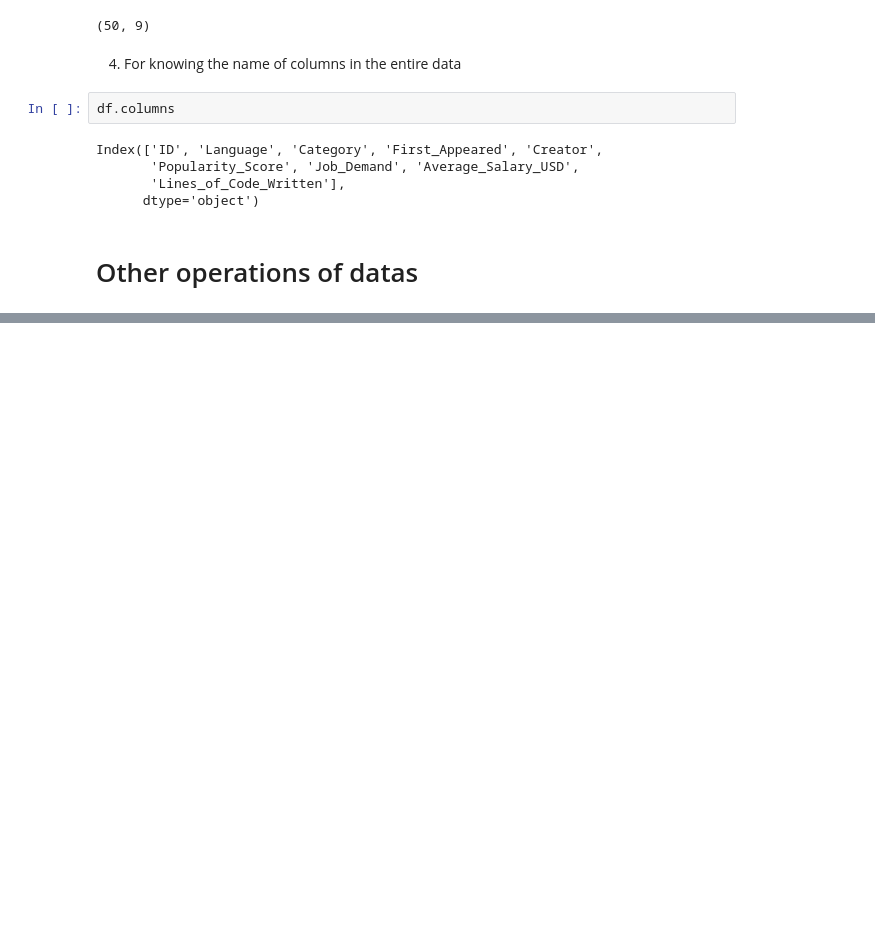
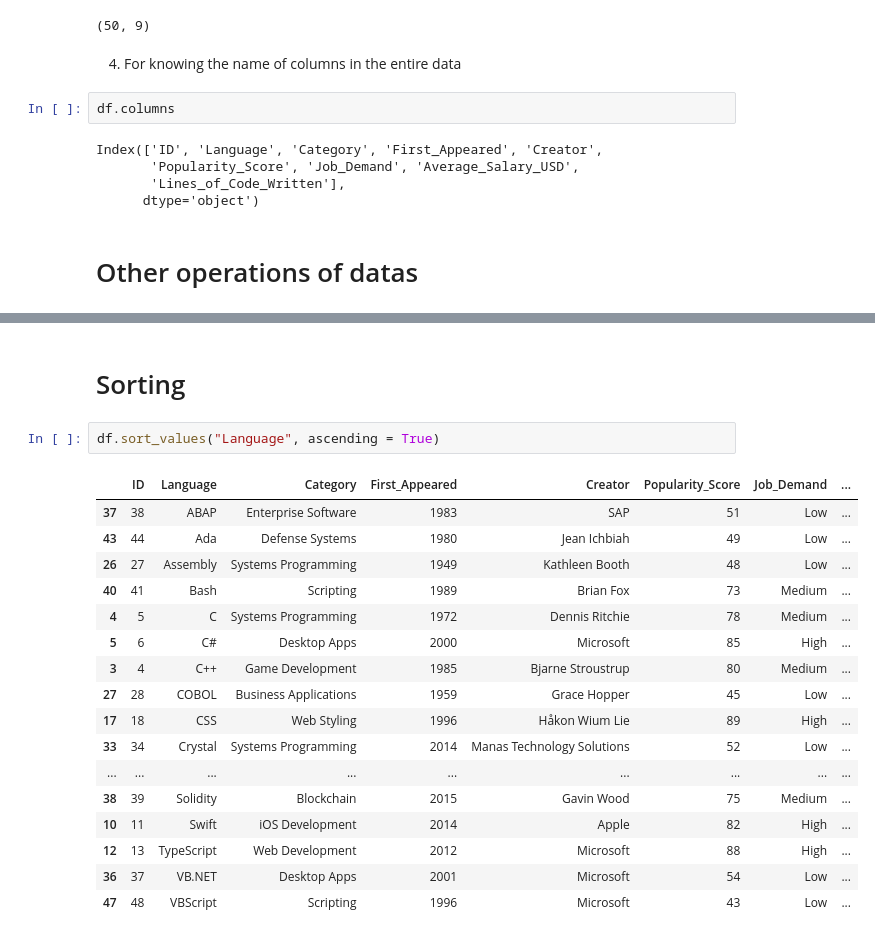
Before and after one commit to Neeschal1/Pandas, a Jupyter notebook: CSV's.ipynb, the cells around one changed output, grey strips where cells are left out. Cells and saved outputs as stored; diff of their text form; blank space fills up the shorter version.

Commit message:
Performed some arithmetic operations, sorting of data and more

```diff
--- a/CSV's.ipynb
+++ b/CSV's.ipynb
@@ -196,0 +257,22 @@ popular
+# %% [markdown]
+# Sorting
+# %%
+df.sort_values("Language", ascending = True)
+# %% [output]
+|  | ID | Language | Category | First_Appeared | Creator | Popularity_Score | Job_Demand | ... |
+| 37 | 38 | ABAP | Enterprise Software | 1983 | SAP | 51 | Low | ... |
+| 43 | 44 | Ada | Defense Systems | 1980 | Jean Ichbiah | 49 | Low | ... |
+| 26 | 27 | Assembly | Systems Programming | 1949 | Kathleen Booth | 48 | Low | ... |
+| 40 | 41 | Bash | Scripting | 1989 | Brian Fox | 73 | Medium | ... |
+| 4 | 5 | C | Systems Programming | 1972 | Dennis Ritchie | 78 | Medium | ... |
+| 5 | 6 | C# | Desktop Apps | 2000 | Microsoft | 85 | High | ... |
+| 3 | 4 | C++ | Game Development | 1985 | Bjarne Stroustrup | 80 | Medium | ... |
+| 27 | 28 | COBOL | Business Applications | 1959 | Grace Hopper | 45 | Low | ... |
+| 17 | 18 | CSS | Web Styling | 1996 | Håkon Wium Lie | 89 | High | ... |
+| 33 | 34 | Crystal | Systems Programming | 2014 | Manas Technology Solutions | 52 | Low | ... |
+| ... | ... | ... | ... | ... | ... | ... | ... | ... |
+| 38 | 39 | Solidity | Blockchain | 2015 | Gavin Wood | 75 | Medium | ... |
+| 10 | 11 | Swift | iOS Development | 2014 | Apple | 82 | High | ... |
+| 12 | 13 | TypeScript | Web Development | 2012 | Microsoft | 88 | High | ... |
+| 36 | 37 | VB.NET | Desktop Apps | 2001 | Microsoft | 54 | Low | ... |
+| 47 | 48 | VBScript | Scripting | 1996 | Microsoft | 43 | Low | ... |
```
Also changed, not shown: parts of 16 cells of this notebook.
